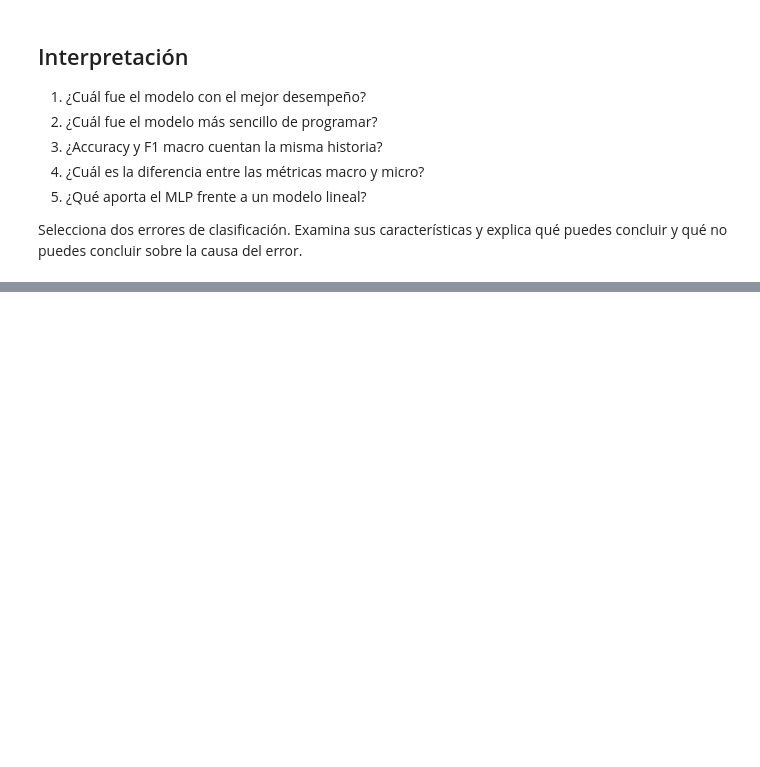
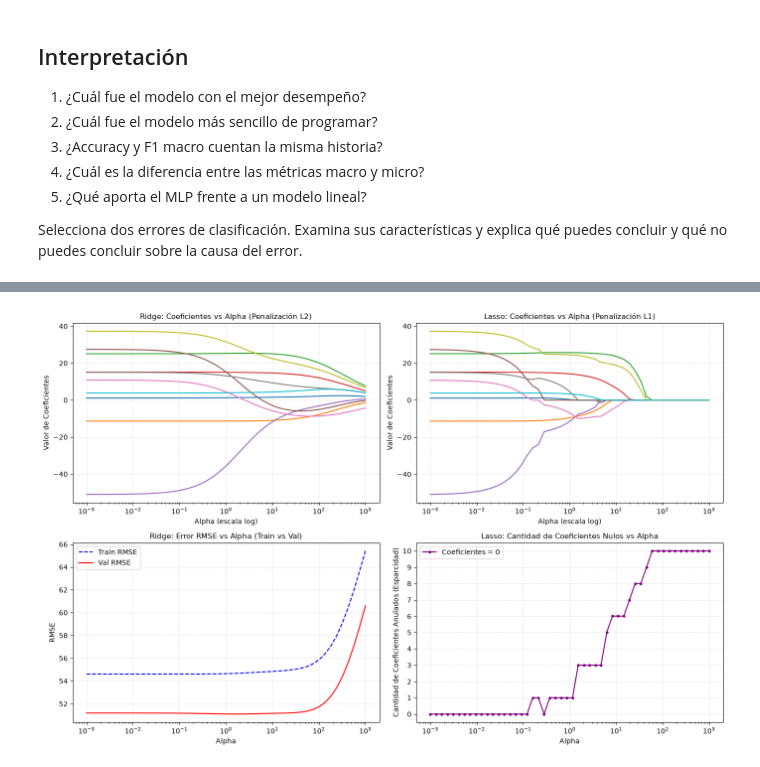
Before and after one commit to Josefu-zero/Revision_ML, a Jupyter notebook: 01_revml.ipynb, the cells around one changed output, grey strips where cells are left out. Drawn from its saved outputs; the diff is of its cells as text; code cells hidden in the pictures; blank space fills up the shorter version.

```diff
--- a/01_revml.ipynb
+++ b/01_revml.ipynb
@@ -492,0 +595,12 @@ Examina:
+# %%
+# 2. Partición de Datos: 60% Train, 20% Validación, 20% Prueba
+X_train_val, X_test, y_train_val, y_test = train_test_split(
+    X, y, test_size=0.20, random_state=42
+)
+X_train, X_val, y_train, y_val = train_test_split(
+    X_train_val, y_train_val, test_size=0.25, random_state=42
+)
+
+print(f"Conjunto de Entrenamiento : {len(X_train)} ejemplos ({len(X_train)/len(X)*100:.1f}%)")
+print(f"Conjunto de Validación    : {len(X_val)} ejemplos ({len(X_val)/len(X)*100:.1f}%)")
+print(f"Conjunto de Prueba        : {len(X_test)} ejemplos ({len(X_test)/len(X)*100:.1f}%)")
@@ -492,0 +780,79 @@ Examina:
+# %%
+# 7. Estudio Sistemático de Regularización: Ridge vs. Lasso
+alphas = np.logspace(-3, 3, 50)
+
+ridge_coefs, lasso_coefs = [], []
+ridge_val_rmse, lasso_val_rmse = [], []
+ridge_train_rmse, lasso_train_rmse = [], []
+lasso_zero_coefs = []
+
+scaler = StandardScaler()
+X_train_scaled = scaler.fit_transform(X_train)
+X_val_scaled = scaler.transform(X_val)
+
+for a in alphas:
+    # Ridge
+    rg = Ridge(alpha=a, random_state=42)
+    rg.fit(X_train_scaled, y_train)
+    ridge_coefs.append(rg.coef_)
+    ridge_train_rmse.append(root_mean_squared_error(y_train, rg.predict(X_train_scaled)))
+    ridge_val_rmse.append(root_mean_squared_error(y_val, rg.predict(X_val_scaled)))
+
+    # Lasso
+    ls = Lasso(alpha=a, max_iter=5000, random_state=42)
+    ls.fit(X_train_scaled, y_train)
+    lasso_coefs.append(ls.coef_)
+    lasso_train_rmse.append(root_mean_squared_error(y_train, ls.predict(X_train_scaled)))
+    lasso_val_rmse.append(root_mean_squared_error(y_val, ls.predict(X_val_scaled)))
+    lasso_zero_coefs.append(int(np.sum(ls.coef_ == 0)))
+
+ridge_coefs = np.array(ridge_coefs)
+lasso_coefs = np.array(lasso_coefs)
+
+fig, axes = plt.subplots(2, 2, figsize=(14, 9))
+
+# 1. Coeficientes Ridge (L2)
+axes[0, 0].plot(alphas, ridge_coefs)
+axes[0, 0].set_xscale('log')
+axes[0, 0].set_title('Ridge: Coeficientes vs Alpha (Penalización L2)', fontsize=11)
+axes[0, 0].set_xlabel('Alpha (escala log)')
+axes[0, 0].set_ylabel('Valor de Coeficientes')
+axes[0, 0].grid(True, linestyle=":", alpha=0.6)
+
+# 2. Coeficientes Lasso (L1)
+axes[0, 1].plot(alphas, lasso_coefs)
+axes[0, 1].set_xscale('log')
+axes[0, 1].set_title('Lasso: Coeficientes vs Alpha (Penalización L1)', fontsize=11)
+axes[0, 1].set_xlabel('Alpha (escala log)')
+axes[0, 1].set_ylabel('Valor de Coeficientes')
+axes[0, 1].grid(True, linestyle=":", alpha=0.6)
+
+# 3. RMSE Train vs Val (Ridge)
+axes[1, 0].plot(alphas, ridge_train_rmse, label='Train RMSE', color='blue', linestyle='--')
+axes[1, 0].plot(alphas, ridge_val_rmse, label='Val RMSE', color='red')
+axes[1, 0].set_xscale('log')
+axes[1, 0].set_title('Ridge: Error RMSE vs Alpha (Train vs Val)', fontsize=11)
+axes[1, 0].set_xlabel('Alpha')
+axes[1, 0].set_ylabel('RMSE')
+axes[1, 0].legend()
+axes[1, 0].grid(True, linestyle=":", alpha=0.6)
+
+# 4. Coeficientes Anulados en Lasso
+axes[1, 1].plot(alphas, lasso_zero_coefs, color='purple', marker='o', markersize=3, label='Coeficientes = 0')
+axes[1, 1].set_xscale('log')
+axes[1, 1].set_title('Lasso: Cantidad de Coeficientes Nulos vs Alpha', fontsize=11)
+axes[1, 1].set_xlabel('Alpha')
+axes[1, 1].set_ylabel('Cantidad de Coeficientes Anulados (Esparcidad)')
+axes[1, 1].set_yticks(range(0, 11))
+axes[1, 1].grid(True, linestyle=":", alpha=0.6)
+axes[1, 1].legend()
+
+plt.tight_layout()
+plt.show()
+
+print("\n--- Conclusiones del Estudio de Regularización ---")
+print(f"Con alpha=0.1: Lasso anula {np.sum(Lasso(alpha=0.1, random_state=42).fit(X_train_scaled, y_train).coef_ == 0)} características.")
+print(f"Con alpha=1.0: Lasso anula {np.sum(Lasso(alpha=1.0, random_state=42).fit(X_train_scaled, y_train).coef_ == 0)} características (selección de variables).")
+print(f"Con alpha=10.0: Lasso anula {np.sum(Lasso(alpha=10.0, random_state=42).fit(X_train_scaled, y_train).coef_ == 0)} de 10 características (modelo colapsa en la media).")
+# %% [output]
+[figure, added]
```
Also changed, not shown: parts of 13 cells of this notebook, 1 other file.
